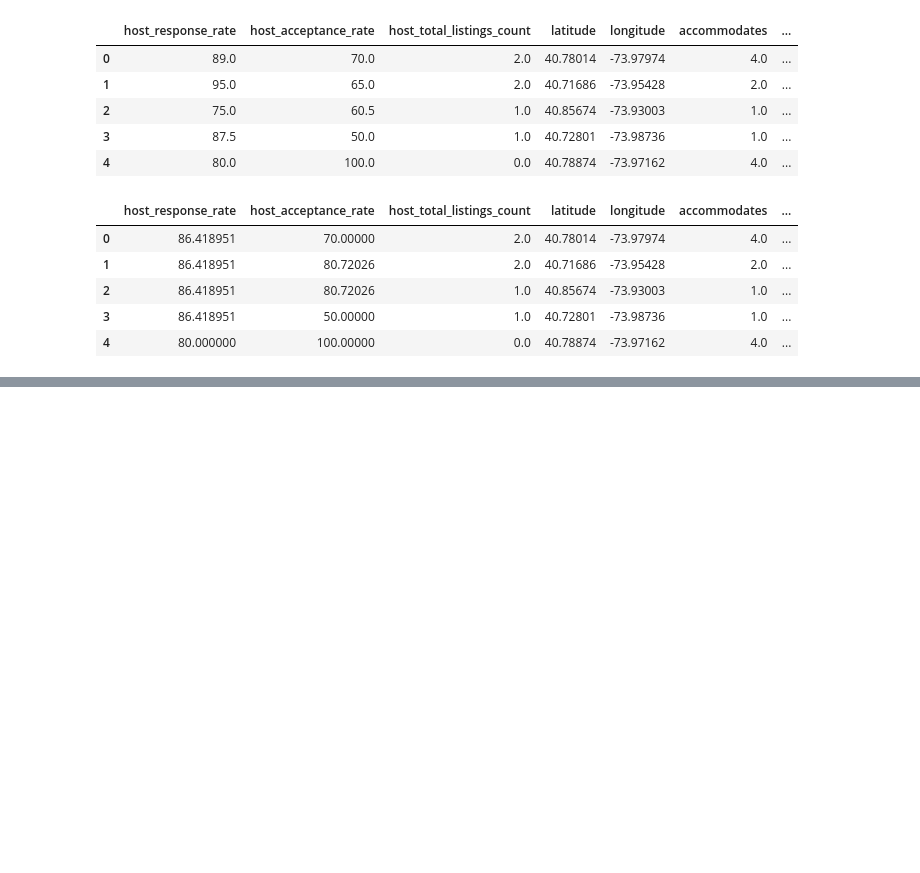
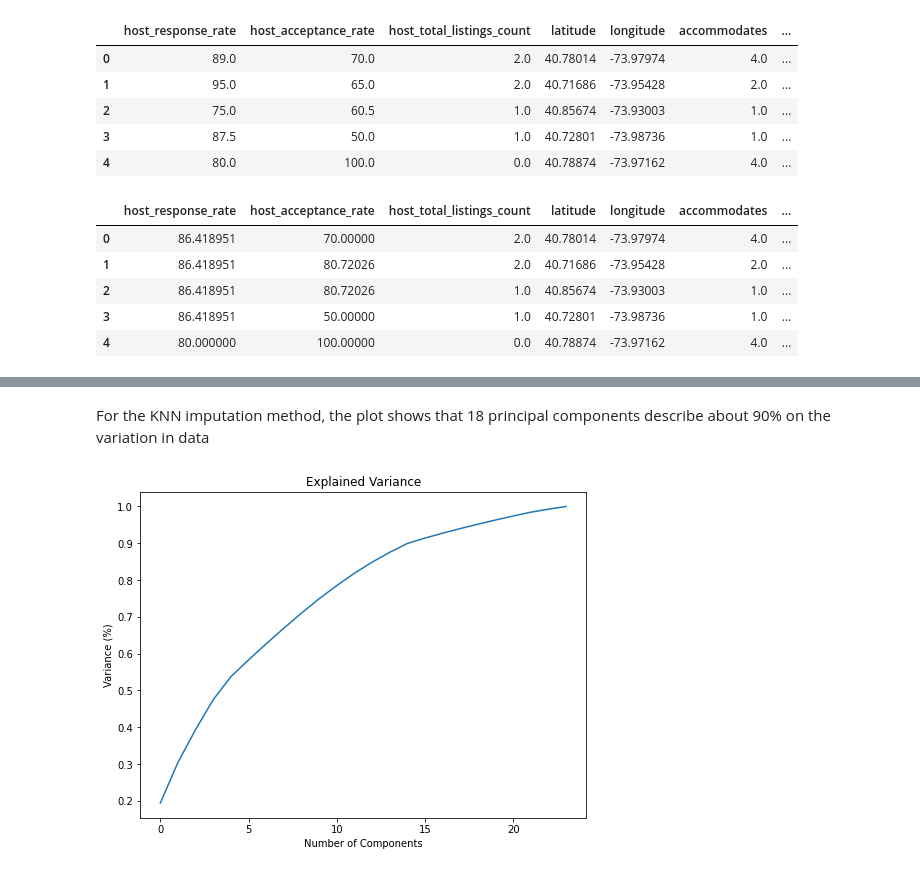
Before and after one commit to obeabi/SDSDecember2020Challenge, a Jupyter notebook: model_v1.ipynb, the cells around one changed output, grey strips where cells are left out. Saved outputs shown, nothing was run; the diff lists cells and outputs as text; code cells hidden in the pictures; blank space fills up the shorter version.

```diff
--- a/model_v1.ipynb
+++ b/model_v1.ipynb
@@ -691,0 +711,8 @@ def adj_r2(x,y):
+# %%
+# Standardize imputer dataframe
+scc = StandardScaler()
+
+Xtrain_transform = scc.fit_transform(imputed_X_train)
+Xvalid_transform = scc.transform(imputed_X_valid)
+
+Xtrain_transform[0:2]
@@ -691,0 +751,15 @@ def adj_r2(x,y):
+# %% [markdown]
+For the KNN imputation method, the plot shows that 18 principal components describe about 90% on the variation in data
+# %%
+# Feature selection for simple imputation
+from sklearn.decomposition import PCA
+pca2 = PCA()
+principalComponents = pca2.fit_transform(Xtrain_transform)
+plt.figure()
+plt.plot(np.cumsum(pca2.explained_variance_ratio_))
+plt.xlabel('Number of Components')
+plt.ylabel('Variance (%)') #for each component
+plt.title('Explained Variance')
+plt.show()
+# %% [output]
+[figure, added]
```
Also changed, not shown: parts of 18 cells of this notebook.
